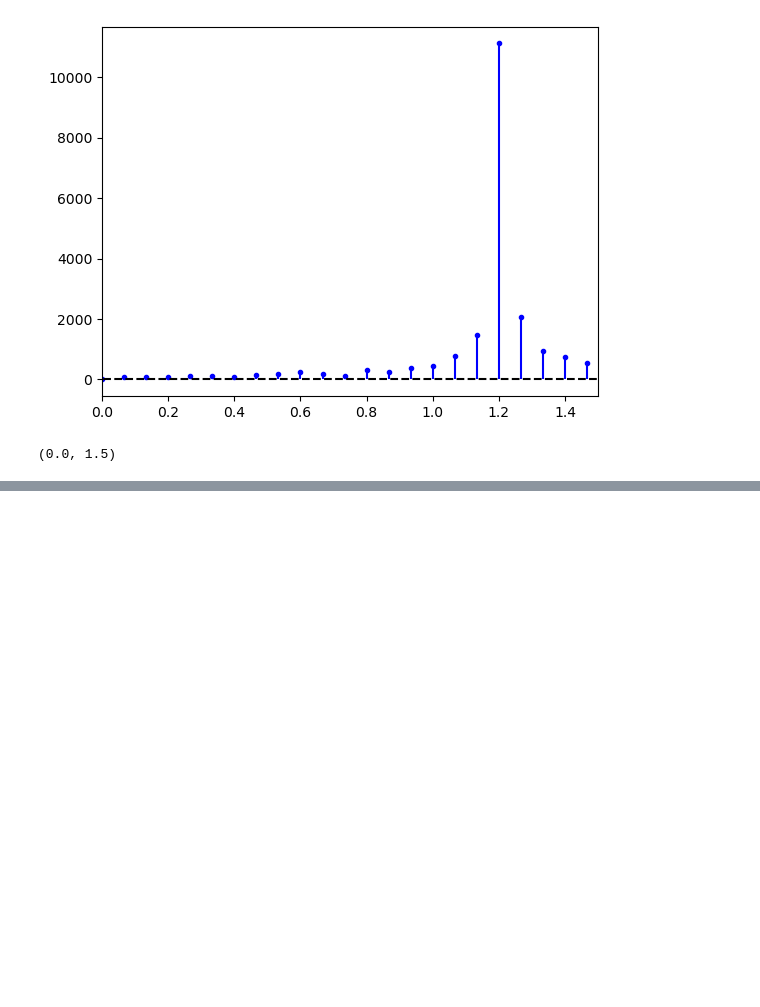
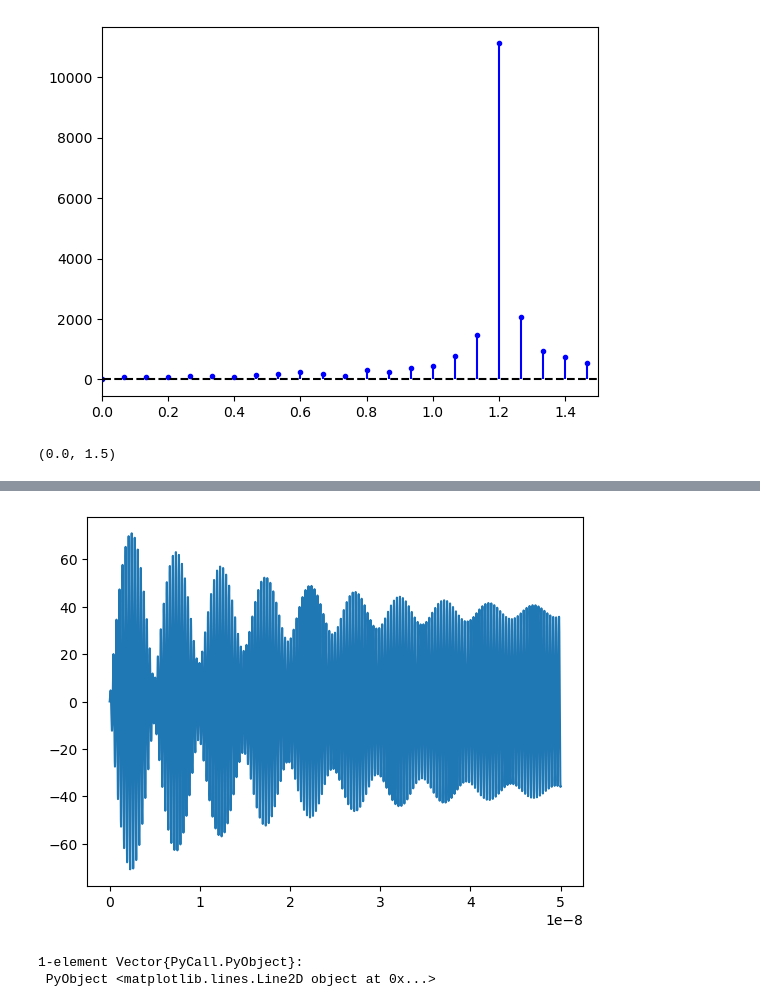
Before and after one commit to bchaber/iskra, a Jupyter notebook: klystron.ipynb, the cells around one changed output, grey strips where cells are left out. Cells and saved outputs as stored; diff of their text form; code cells hidden in the pictures; blank space fills up the shorter version.

```diff
--- a/klystron.ipynb
+++ b/klystron.ipynb
@@ -336,0 +343,37 @@ plot(t, vec(y))
+# %%
+T = 10_000
+circuit = let
+    ω0 = 2π * 2860MHz
+    RoverQ = 5.2
+    L = RoverQ / ω0
+    C = (1.0 / RoverQ) * (1.0 / ω0)
+    Q = 1.0 / (1.0 / 2000.0 + 1.0 / 175.0)
+    R = RoverQ * Q
+
+    cavity = @circuit begin
+        u = voltageprobe()
+        i = currentsource() # induced current
+        j = currentsource() # external current
+        r = resistor(R)
+        c = capacitor(C)
+        l = inductor(L)
+        i[+] == j[+] == r[1] == l[1] == c[1]
+        i[-] == j[-] == r[2] == l[2] == c[2]
+        i[+] == j[+] == u[+]
+        i[-] == j[-] == u[-] == gnd
+    end
+end
+
+
+x = zeros(2, T)
+t = [Δt * i for i=1:T]
+
+model = DiscreteModel(circuit, Δt)
+x[1, :] .= [sin(2π * 3060MHz * t[i]) for i=1:T]
+#x[2, :] .= [sin(2π * 2260MHz * t[i]) for i=1:T]
+y = run!(model, x)
+plot(t, vec(y))
+# %% [output]
+[figure, added]
+1-element Vector{PyCall.PyObject}:
+ PyObject <matplotlib.lines.Line2D object at 0x...>
```
Also changed, not shown: parts of 7 cells of this notebook.
